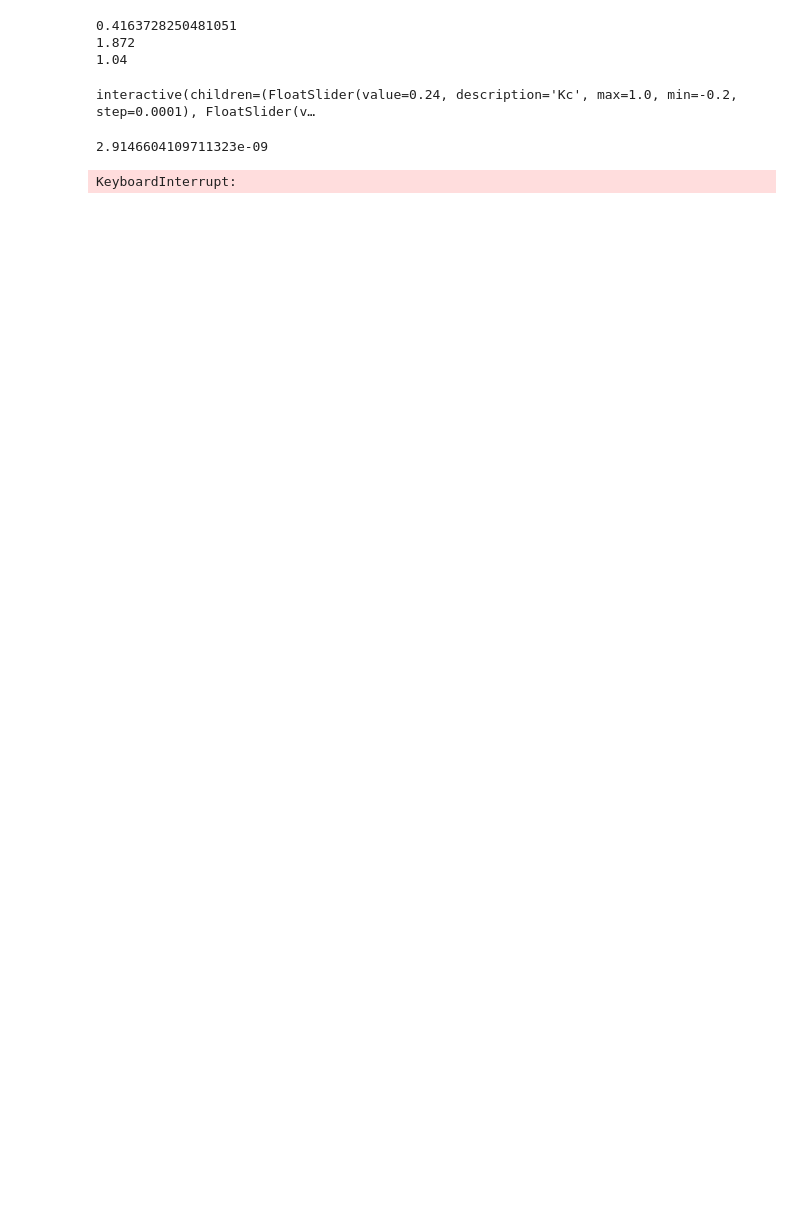
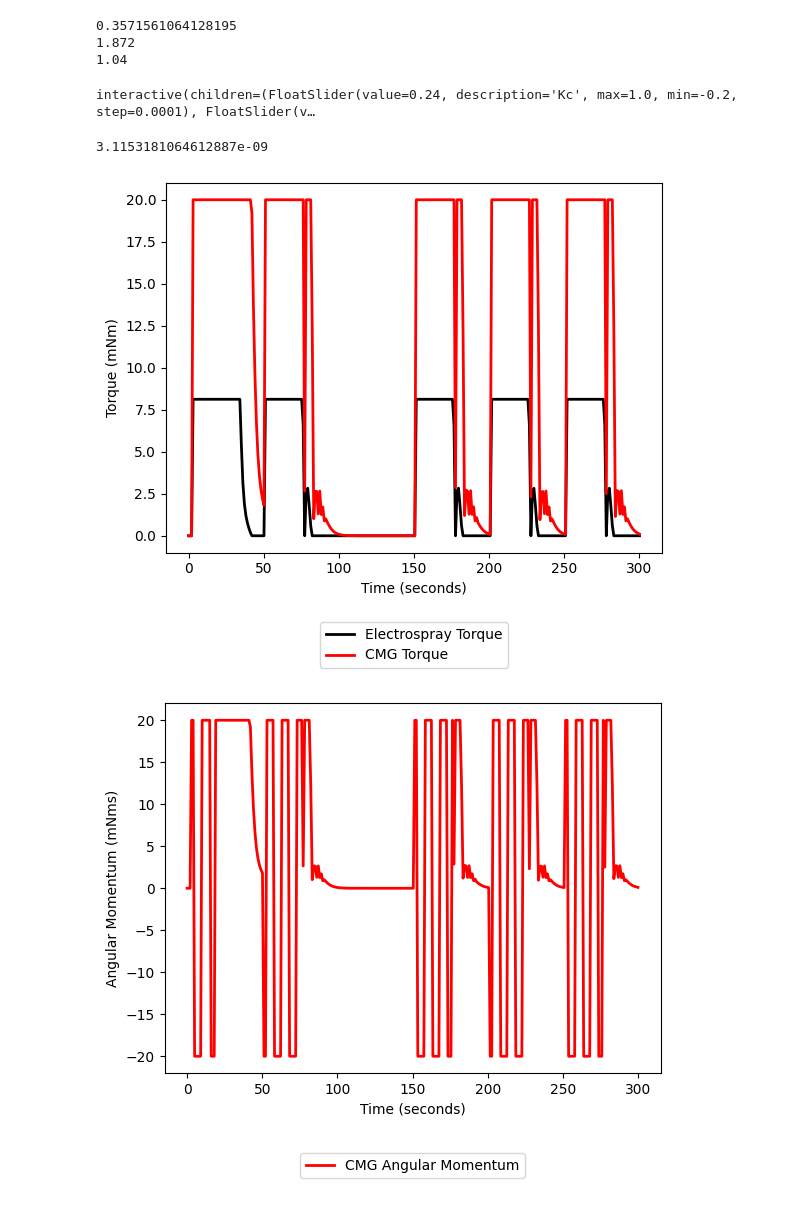
Before and after one commit to Menamonmon/on-axis-momentum, a Jupyter notebook: momentum.ipynb, the cells around one changed output. Cells and saved outputs as stored; diff of their text form; code cells hidden in the pictures; blank space fills up the shorter version.

```diff
--- a/momentum.ipynb
+++ b/momentum.ipynb
@@ -38,7 +38,7 @@ boom_mass = 6
 boom_length = 32.5
 additional_boom_end_mass = 0.234 * 2
 
-Iz = (4 * ((boom_mass * boom_length ** 2 / 3) + (additional_boom_end_mass * boom_length ** 2)))
+Iz = (4 * ((boom_mass * boom_length ** 2) / 3) + (additional_boom_end_mass * boom_length ** 2))
 Ix = Iz / 2
 Iy = Iz / 2
 theta_x = np.pi/2
@@ -66,7 +66,7 @@ ethruster_array_power_usage = 130e-3
 print(ethruster_array_mass * 8) # total ethrusters system mass
 print(ethruster_array_power_usage * 8) # total power consumption for ethrusters
 # %% [output]
-0.4163728250481051
+0.3571561064128195
 1.872
 1.04
 # %%
@@ -195,7 +201,7 @@ def pidPlot(Kc,tauI,tauD):
 		# arcmin -> rad: * np.pi / (60 * 180)
 		# calculate new OP with PID
 		PV[i] = y[1]               # record PV
-		a = (((y0 - temp) / tstep) - ((temp - ) / tstep)) / tstep # comparing slope of current timestep and previous timestep to find angular acceleration
+		a = (((y0 - temp) / tstep) - ((temp - PV[i-1]) / tstep)) / tstep # comparing slope of current timestep and previous timestep to find angular acceleration
 		alpha[i] = a
 		# tau = Iz * (a * np.pi / (60 * 180)) # convert alpha from arcmin/s^2 to rad/s^2
 		tau = Iz * a
@@ -253,27 +259,32 @@ wg.interact(pidPlot, Kc=Kc_slide, tauI=tauI_slide, tauD=tauD_slide)
 print(np.max(final_e))
 # %% [output]
 interactive(children=(FloatSlider(value=0.24, description='Kc', max=1.0, min=-0.2, step=0.0001), FloatSlider(v…
-2.9146604109711323e-09
+3.1153181064612887e-09
 # %%
 esp_tau = np.zeros(n)
 cmg_tau = np.zeros(n)
+cmg_l = np.zeros(n)
 tolerance = 0.99
 cmg_unload_rate = 1.00
 
-
 for i in range(1,n):
-    esp_tau[i] = esp_tau_max * allocation(alpha[i], Iz, esp_tau_max, cmg_tau_max, cmg_l_max, boom_length, tolerance, error[i], cmg_unload_rate, tstep)['esp']
-    cmg_tau[i] = cmg_tau_max * allocation(alpha[i], Iz, esp_tau_max, cmg_tau_max, cmg_l_max, boom_length, tolerance, error[i], cmg_unload_rate, tstep)['cmg']
-
-print(esp_tau_max * allocation(alpha[10], Iz, esp_tau_max, cmg_tau_max, cmg_l_max, boom_length, tolerance, error[10], cmg_unload_rate, tstep)['esp'])
-print("\n")
-
-for i in range(0, n, 10):
-    print(esp_tau[i])
+    esp_tau[i] = esp_tau_max * allocation(alpha[i], Iz, esp_tau_max, cmg_tau_max, cmg_l_max, boom_length, tolerance, error[i], cmg_unload_rate, tstep)['esp'] * (10e3)
+    cmg_tau[i] = cmg_tau_max * allocation(alpha[i], Iz, esp_tau_max, cmg_tau_max, cmg_l_max, boom_length, tolerance, error[i], cmg_unload_rate, tstep)['cmg'] * (10e3)
+    cmg_l[i] = allocation(alpha[i], Iz, esp_tau_max, cmg_tau_max, cmg_l_max, boom_length, tolerance, error[i], cmg_unload_rate, tstep)['l'] * (10e3)
 
 plt.plot(t,esp_tau,'k-',linewidth=2,label='Electrospray Torque')
-plt.plot(t,cmg_tau,'r-',linewidth=2,label='Control Moment Gyroscope Torque')
-plt.legend(loc='best')
+plt.plot(t,cmg_tau,'r-',linewidth=2,label='CMG Torque')
+plt.xlabel("Time (seconds)")
+plt.ylabel("Torque (mNm)")
+plt.legend(bbox_to_anchor=(0.5, -0.25), loc='center', borderaxespad=0)
+
 plt.show()
+
+plt.plot(t,cmg_l,'r-',linewidth=2,label='CMG Angular Momentum')
+plt.ylabel("Angular Momentum (mNms)")
+plt.xlabel("Time (seconds)")
+plt.legend(bbox_to_anchor=(0.5, -0.25), loc='center', borderaxespad=0)
+plt.show()
 # %% [output]
-KeyboardInterrupt:
+[figure, added]
+[figure, added]
```
Also changed, not shown: parts of 3 cells of this notebook.
